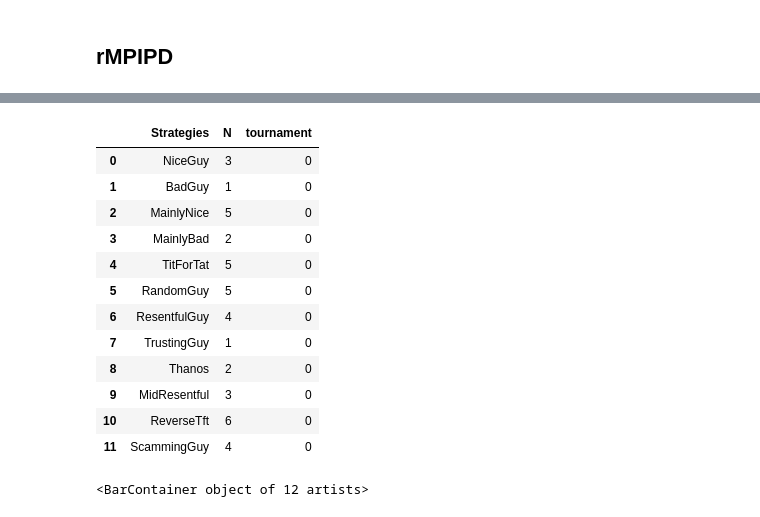
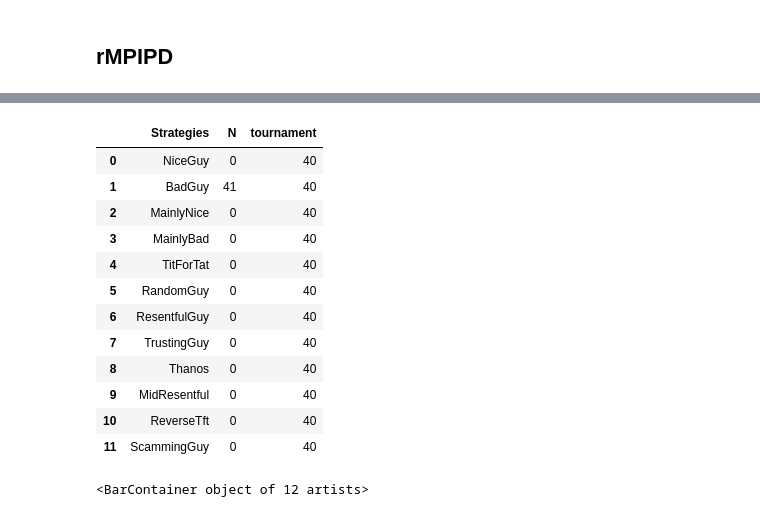
Before and after one commit to LeoPi314/LCP_projects_Y7_Group_4, a Jupyter notebook: IteratedTournament.ipynb, the cells around one changed output, grey strips where cells are left out. Drawn from its saved outputs; the diff is of its cells as text; code cells hidden in the pictures.

```diff
--- a/IteratedTournament.ipynb
+++ b/IteratedTournament.ipynb
@@ -209,24 +226,24 @@ for R in range(3,5):
 # %%
 # Debug cell
 #test_1_res, test_1_te = r_tournament(test_part,r = 300,N_rounds = 5, M = Payoff)
 #test_2_res, test_2_te = r_tournament(test_part,r = 300,N_rounds = 10, M = Payoff)
 #diff_rounds_te[0]['tournament']
-data_frame = diff_rounds_te[0][diff_rounds_te[0]['tournament']==0]
+data_frame = diff_rounds_te[0][diff_rounds_te[0]['tournament']==40]
 data_frame
 # %% [output]
 |  | Strategies | N | tournament |
-| 0 | NiceGuy | 3 | 0 |
-| 1 | BadGuy | 1 | 0 |
-| 2 | MainlyNice | 5 | 0 |
-| 3 | MainlyBad | 2 | 0 |
-| 4 | TitForTat | 5 | 0 |
-| 5 | RandomGuy | 5 | 0 |
-| 6 | ResentfulGuy | 4 | 0 |
-| 7 | TrustingGuy | 1 | 0 |
-| 8 | Thanos | 2 | 0 |
-| 9 | MidResentful | 3 | 0 |
-| 10 | ReverseTft | 6 | 0 |
-| 11 | ScammingGuy | 4 | 0 |
+| 0 | NiceGuy | 0 | 40 |
+| 1 | BadGuy | 41 | 40 |
+| 2 | MainlyNice | 0 | 40 |
+| 3 | MainlyBad | 0 | 40 |
+| 4 | TitForTat | 0 | 40 |
+| 5 | RandomGuy | 0 | 40 |
+| 6 | ResentfulGuy | 0 | 40 |
+| 7 | TrustingGuy | 0 | 40 |
+| 8 | Thanos | 0 | 40 |
+| 9 | MidResentful | 0 | 40 |
+| 10 | ReverseTft | 0 | 40 |
+| 11 | ScammingGuy | 0 | 40 |
 # %%
 # Plot the starting situation with an horizontal barplot
 import matplotlib.pyplot as plt
```
Also changed, not shown: parts of 4 cells of this notebook, 2 other files.
